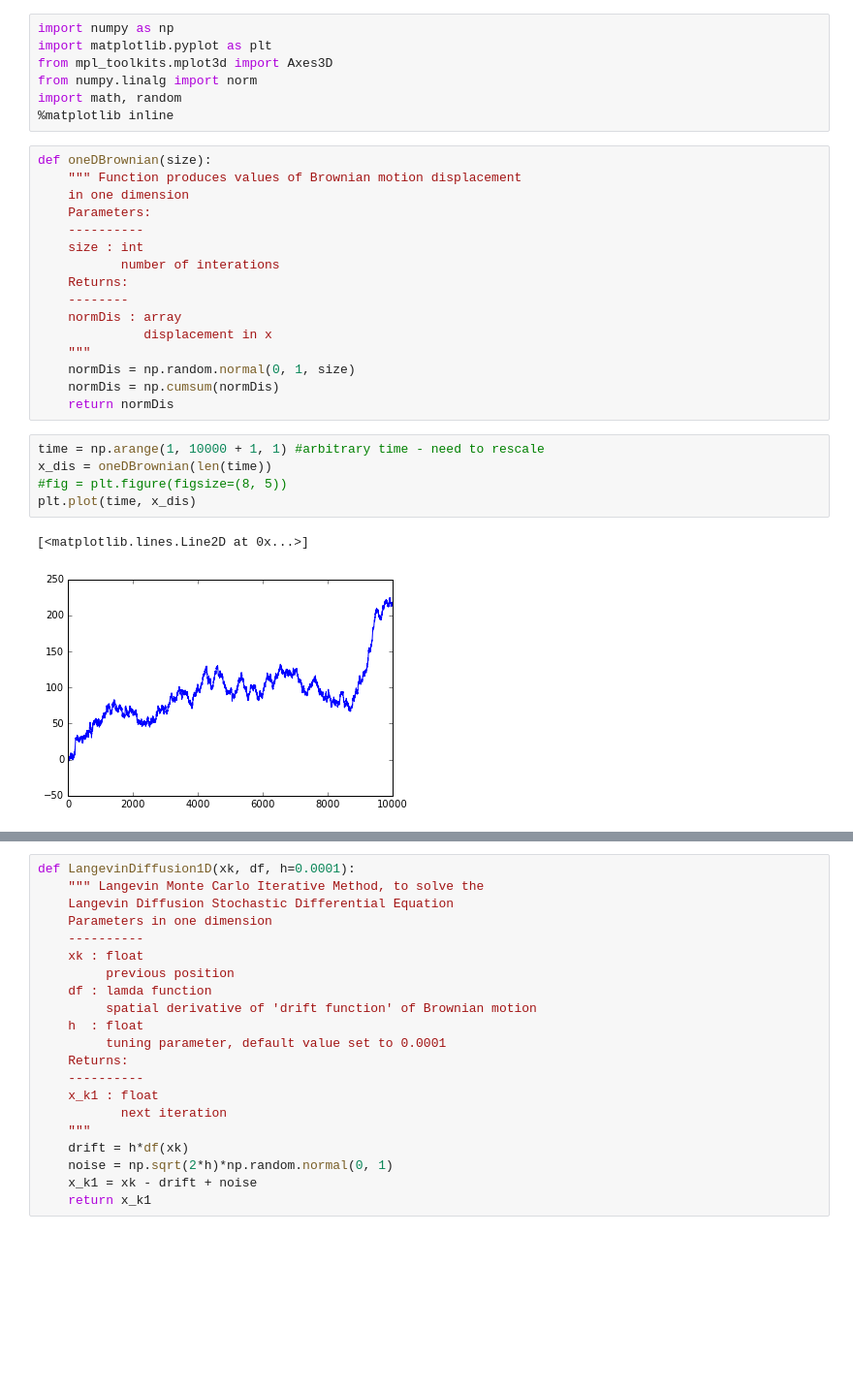
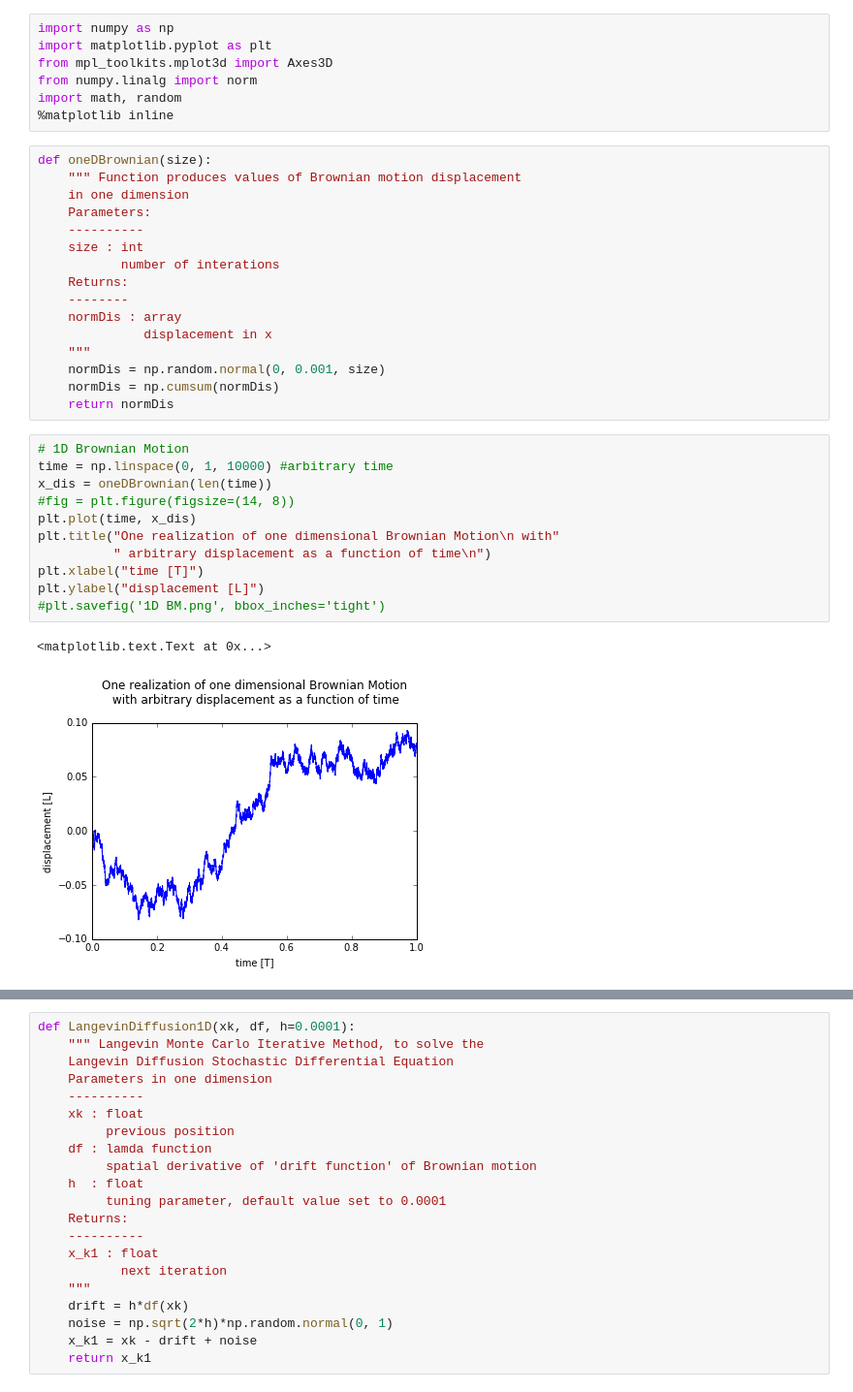
Before and after one commit to nishalad95/Langevin-MC-Markov-Model, a Jupyter notebook: Langevin Monte Carlo Test.ipynb, the cells around one changed output, grey strips where cells are left out. Shown at 97% size. Drawn from its saved outputs; the diff is of its cells as text; blank space fills up the shorter version.

```diff
--- a/Langevin Monte Carlo Test.ipynb
+++ b/Langevin Monte Carlo Test.ipynb
@@ -18,17 +18,23 @@ def oneDBrownian(size):
     normDis : array
               displacement in x
     """
-    normDis = np.random.normal(0, 1, size)
+    normDis = np.random.normal(0, 0.001, size)
     normDis = np.cumsum(normDis)
     return normDis
-# %%
-time = np.arange(1, 10000 + 1, 1) #arbitrary time - need to rescale
-x_dis = oneDBrownian(len(time))
-#fig = plt.figure(figsize=(8, 5))
-plt.plot(time, x_dis)
-# %% [output]
-[<matplotlib.lines.Line2D at 0x...>]
-[figure, removed]
+# %%
+# 1D Brownian Motion
+time = np.linspace(0, 1, 10000) #arbitrary time
+x_dis = oneDBrownian(len(time))
+#fig = plt.figure(figsize=(14, 8))
+plt.plot(time, x_dis)
+plt.title("One realization of one dimensional Brownian Motion\n with"
+          " arbitrary displacement as a function of time\n")
+plt.xlabel("time [T]")
+plt.ylabel("displacement [L]")
+#plt.savefig('1D BM.png', bbox_inches='tight')
+# %% [output]
+<matplotlib.text.Text at 0x...>
+[figure, added]
 # %%
 def twoDBrownian(size):
     """ Function produces values of Brownian motion displacement
```
Also changed, not shown: parts of 6 cells of this notebook.
